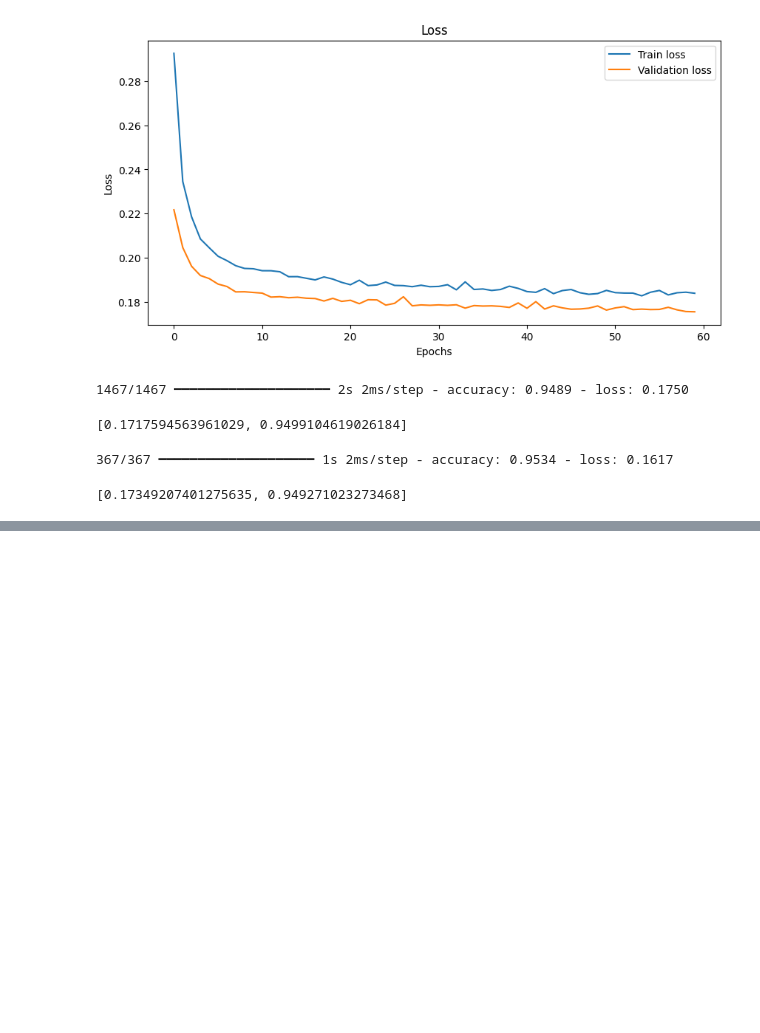
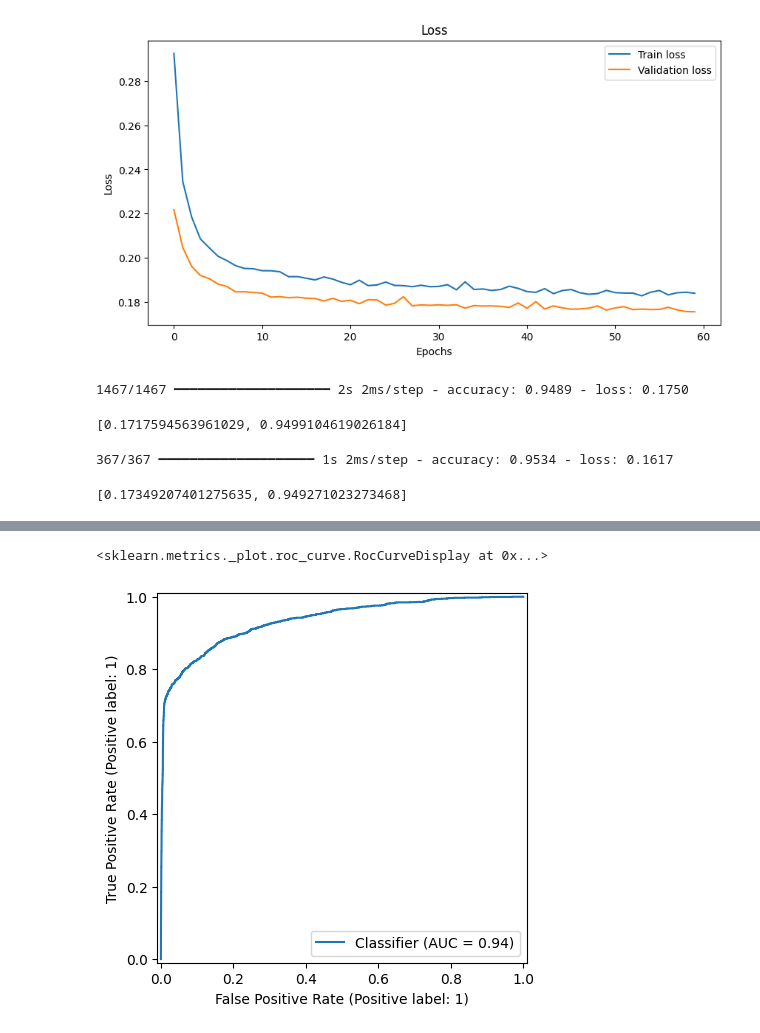
Before and after one commit to ravidas07/DeepLearning, a Jupyter notebook: BinaryClassification.ipynb, the cells around one changed output, grey strips where cells are left out. Drawn from its saved outputs; the diff is of its cells as text; code cells hidden in the pictures; blank space fills up the shorter version.

```diff
--- a/BinaryClassification.ipynb
+++ b/BinaryClassification.ipynb
@@ -203,0 +263,6 @@ model.evaluate(xtest, ytest)
+# %%
+from sklearn.metrics import RocCurveDisplay
+RocCurveDisplay.from_predictions(ytest, yprob_test)
+# %% [output]
+<sklearn.metrics._plot.roc_curve.RocCurveDisplay at 0x...>
+[figure, added]
```
Also changed, not shown: parts of 28 cells of this notebook.
